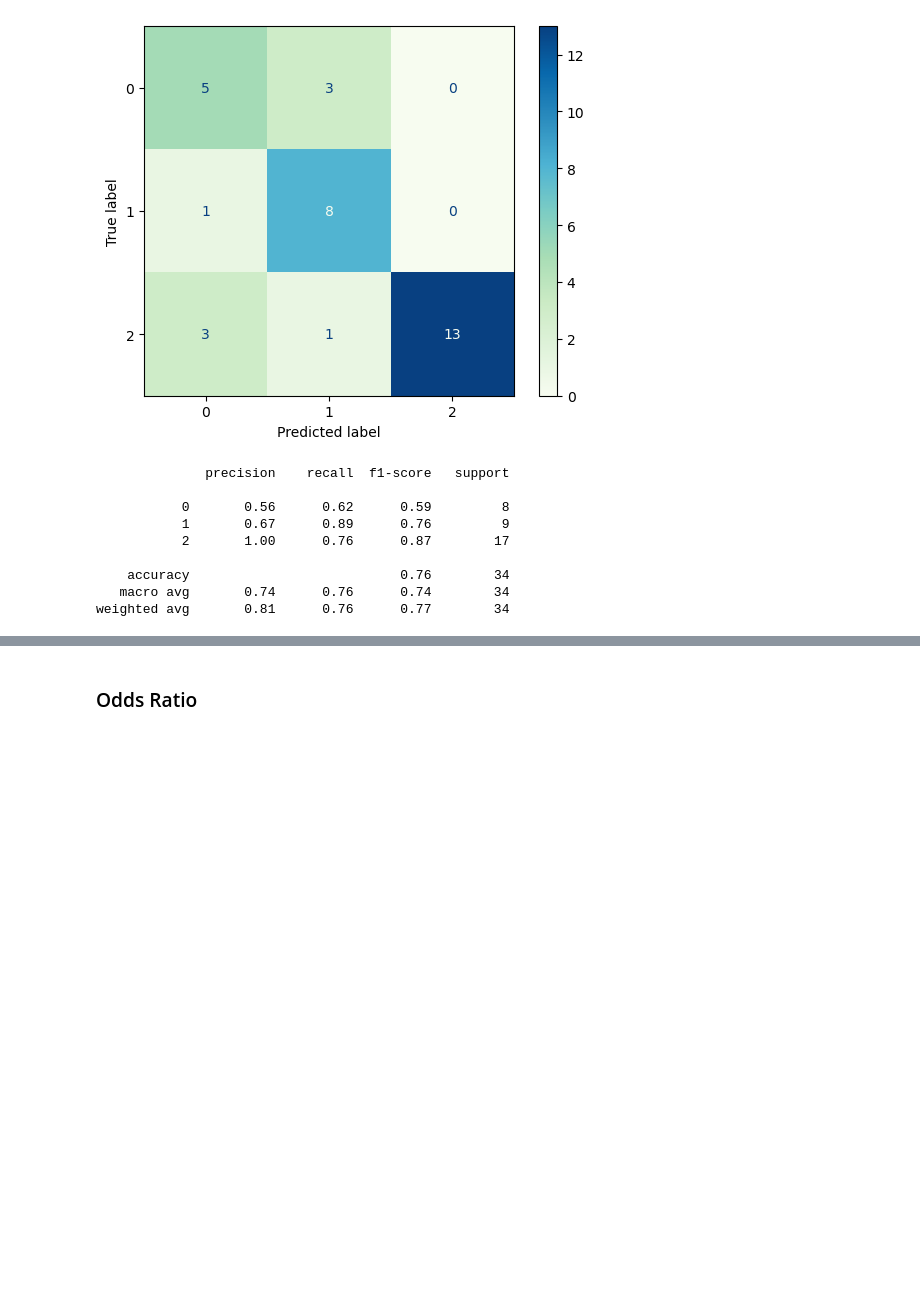
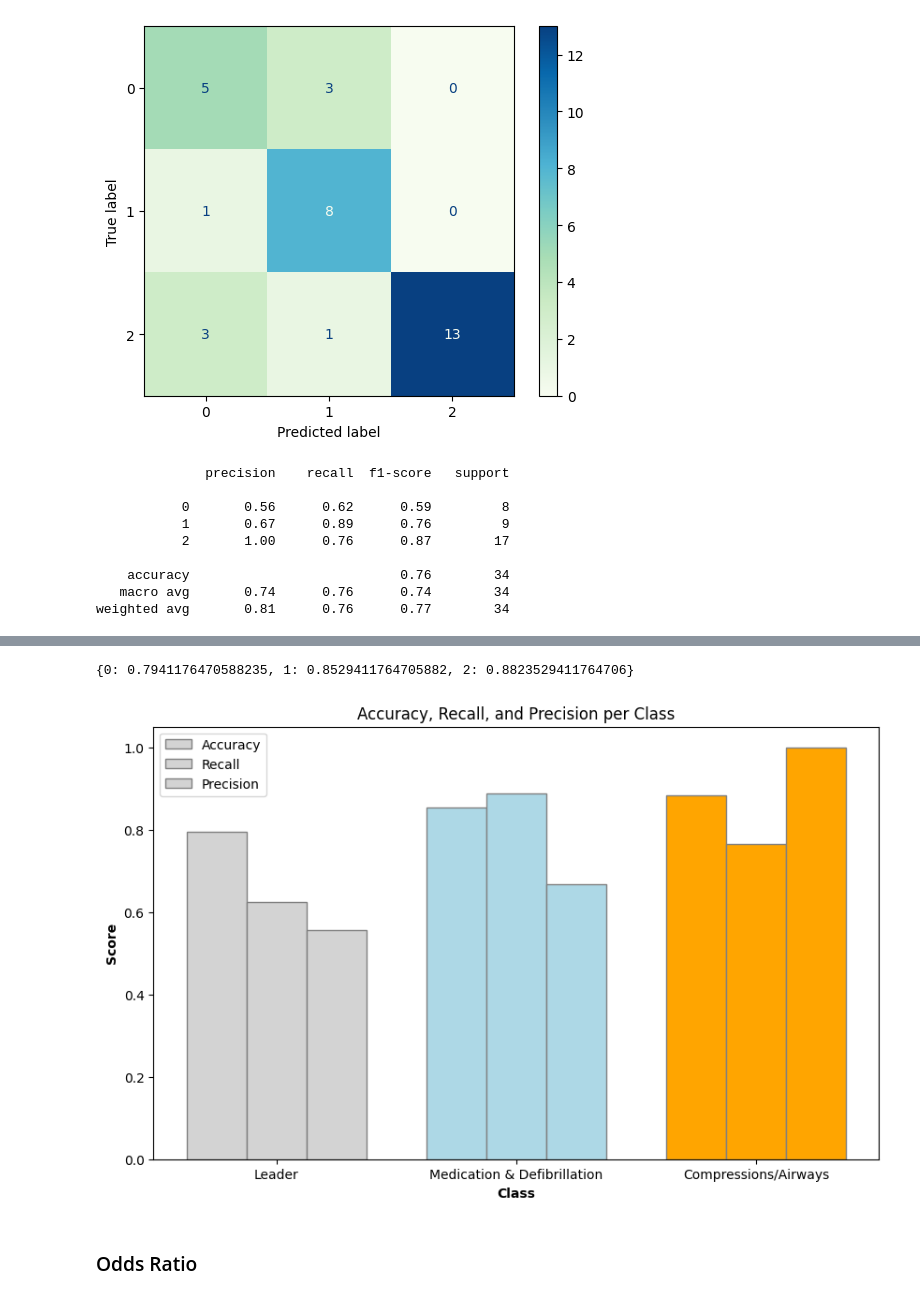
Before and after one commit to josemariamoreiraLUZ/workshop_edits, a Jupyter notebook: notebook_sesam.ipynb, the cells around one changed output, grey strips where cells are left out. Cells and saved outputs as stored; diff of their text form; code cells hidden in the pictures; blank space fills up the shorter version.

```diff
--- a/notebook_sesam.ipynb
+++ b/notebook_sesam.ipynb
@@ -334,3 +459,52 @@ weighted avg       0.81      0.76      0.77        34
+# %%
+accuracy
+# %% [output]
+{0: 0.7941176470588235, 1: 0.8529411764705882, 2: 0.8823529411764706}
+# %%
+import matplotlib.pyplot as plt
+import numpy as np
+
+# Class names mapping
+task_names = {0: 'Leader', 1: 'Medication & Defibrillation', 2: 'Compressions/Airways'}
+
+# Colors for each class
+colors = {0: 'lightgray', 1: 'lightblue', 2: 'orange'}
+
+# Extract class indices
+classes = list(accuracy.keys())
+
+# Extract values for each metric
+accuracy_values = [accuracy[cls] for cls in classes]
+recall_values = [recall[cls] for cls in classes]
+precision_values = [precision[cls] for cls in classes]
+
+# Bar width
+bar_width = 0.25
+
+# Positions of the bars on the x-axis
+r1 = np.arange(len(classes))
+r2 = [x + bar_width for x in r1]
+r3 = [x + bar_width for x in r2]
+
+# Create the grouped bar chart
+plt.figure(figsize=(10, 6))
+plt.bar(r1, accuracy_values, color=[colors[cls] for cls in classes], width=bar_width, edgecolor='grey', label='Accuracy')
+plt.bar(r2, recall_values, color=[colors[cls] for cls in classes], width=bar_width, edgecolor='grey', label='Recall')
+plt.bar(r3, precision_values, color=[colors[cls] for cls in classes], width=bar_width, edgecolor='grey', label='Precision')
+
+# Add labels and title
+plt.xlabel('Class', fontweight='bold')
+plt.xticks([r + bar_width for r in range(len(classes))], [task_names[cls] for cls in classes])
+plt.ylabel('Score', fontweight='bold')
+plt.title('Accuracy, Recall, and Precision per Class')
+
+# Add legend
+plt.legend()
+
+# Show the plot
+plt.show()
+# %% [output]
+[figure, added]
 # %% [markdown]
 ### Odds Ratio
 # %%
```
Also changed, not shown: parts of 22 cells of this notebook.
